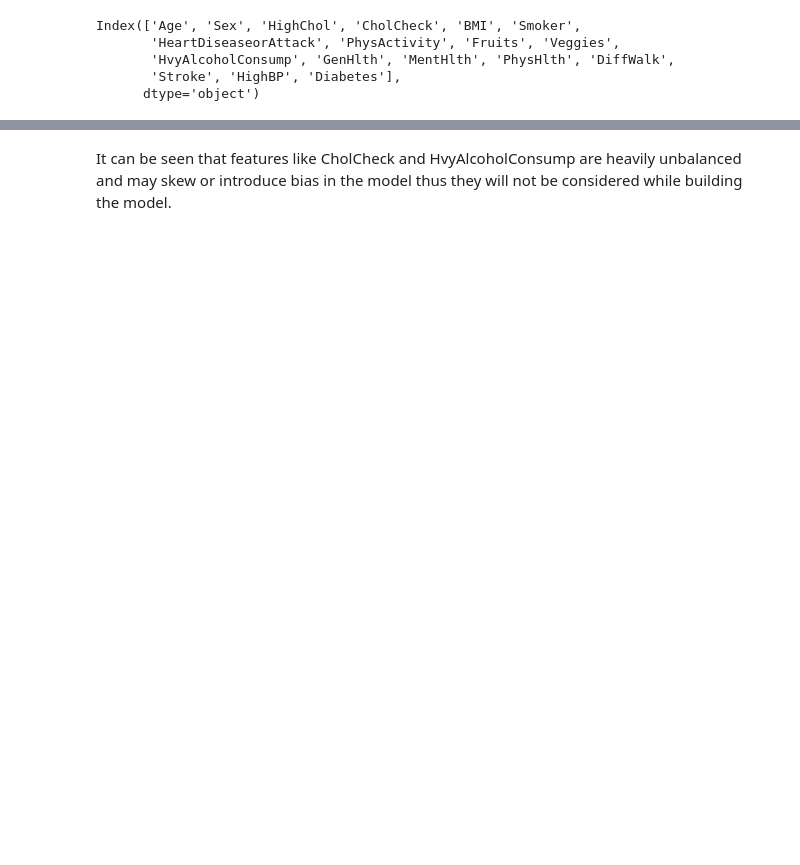
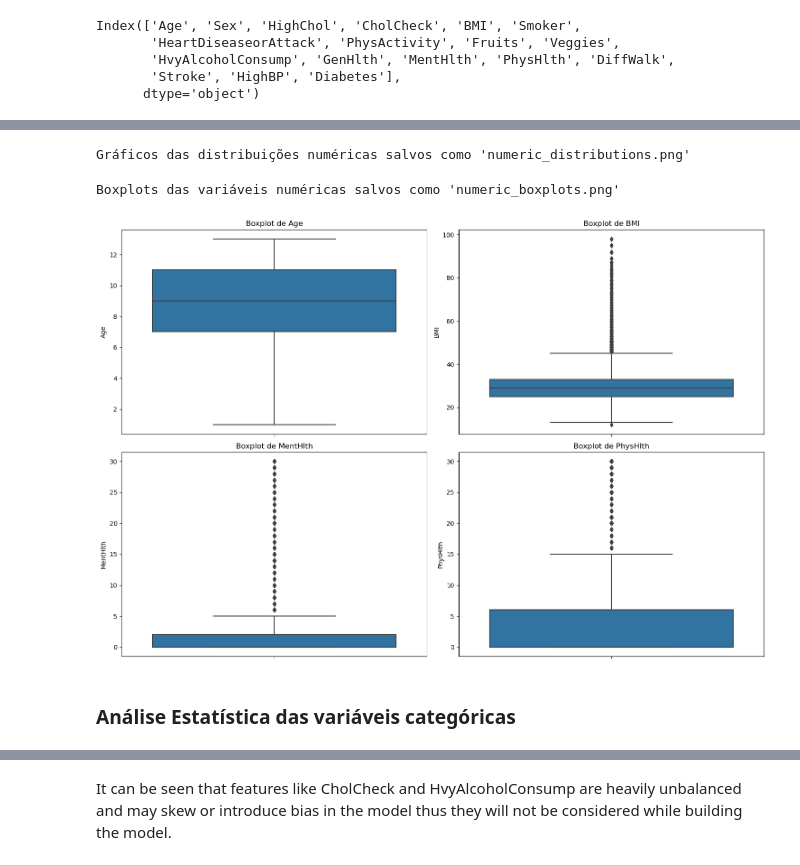
Before and after one commit to TurnipPudding/Machine-Learning---SCC0276, a Jupyter notebook: DHS Prediction (Stroke Prediction_Multiple Models_Classification).ipynb, the cells around one changed output, grey strips where cells are left out. Cells and saved outputs as stored; diff of their text form; code cells hidden in the pictures; blank space fills up the shorter version.

Commit message:
Implementação mais robusta, com estatísticas das variáveis e muito mais gráficos. Também adicionei partes para um SMOTE, mas não consegui usar

```diff
--- a/DHS Prediction (Stroke Prediction_Multiple Models_Classification).ipynb
+++ b/DHS Prediction (Stroke Prediction_Multiple Models_Classification).ipynb
@@ -119,7 +159,13 @@ Index(['Age', 'Sex', 'HighChol', 'CholCheck', 'BMI', 'Smoker',
        'Stroke', 'HighBP', 'Diabetes'],
       dtype='object')
 # %%
-cols=['Age', 'Sex', 'HighChol', 'CholCheck', 'Smoker',
-       'HeartDiseaseorAttack', 'PhysActivity', 'Fruits', 'Veggies',
-       'HvyAlcoholConsump', 'GenHlth', 'DiffWalk',
-       'Diabetes', 'HighBP', 'Stroke']
+# cols=['Age', 'Sex', 'HighChol', 'CholCheck', 'Smoker',
+#        'HeartDiseaseorAttack', 'PhysActivity', 'Fruits', 'Veggies',
+#        'HvyAlcoholConsump', 'GenHlth', 'DiffWalk',
+#        'Diabetes', 'HighBP', 'Stroke']
+
+# Identificando variáveis categóricas e numéricas com base nos valores únicos
+categorical_cols = ['Sex', 'HighChol', 'CholCheck', 'Smoker', 'HeartDiseaseorAttack',
+                   'PhysActivity', 'Fruits', 'Veggies', 'HvyAlcoholConsump',
+                   'GenHlth', 'DiffWalk', 'Stroke', 'HighBP', 'Diabetes']
+numerical_cols = ['Age', 'BMI', 'MentHlth', 'PhysHlth']
@@ -125,0 +241,34 @@ cols=['Age', 'Sex', 'HighChol', 'CholCheck', 'Smoker',
+# %%
+# Visualizando a distribuição das variáveis numéricas
+plt.figure(figsize=(15, 10))
+for i, col in enumerate(numerical_cols):
+    plt.subplot(2, 2, i+1)
+    sns.histplot(df[col], kde=True)
+    plt.title(f'Distribuição de {col}')
+    plt.axvline(df[col].mean(), color='red', linestyle='--', label=f'Média: {df[col].mean():.2f}')
+    plt.axvline(df[col].median(), color='green', linestyle='--', label=f'Mediana: {df[col].median():.2f}')
+    plt.legend()
+plt.tight_layout()
+# plt.savefig('numeric_distributions.png')
+# print("Gráficos das distribuições numéricas salvos como 'numeric_distributions.png'")
+plt.show()
+plt.close()
+# %% [output]
+Gráficos das distribuições numéricas salvos como 'numeric_distributions.png'
+# %%
+# Boxplots para identificar outliers
+plt.figure(figsize=(15, 10))
+for i, col in enumerate(numerical_cols):
+    plt.subplot(2, 2, i+1)
+    sns.boxplot(y=df[col])
+    plt.title(f'Boxplot de {col}')
+plt.tight_layout()
+# plt.savefig('C:/Users/gabri/Downloads/Diabetes/numeric_boxplots.png')
+# print("Boxplots das variáveis numéricas salvos como 'numeric_boxplots.png'")
+plt.show()
+plt.close()
+# %% [output]
+Boxplots das variáveis numéricas salvos como 'numeric_boxplots.png'
+[figure, added]
+# %% [markdown]
+### Análise Estatística das variáveis categóricas
```
Also changed, not shown: parts of 60 cells of this notebook.
